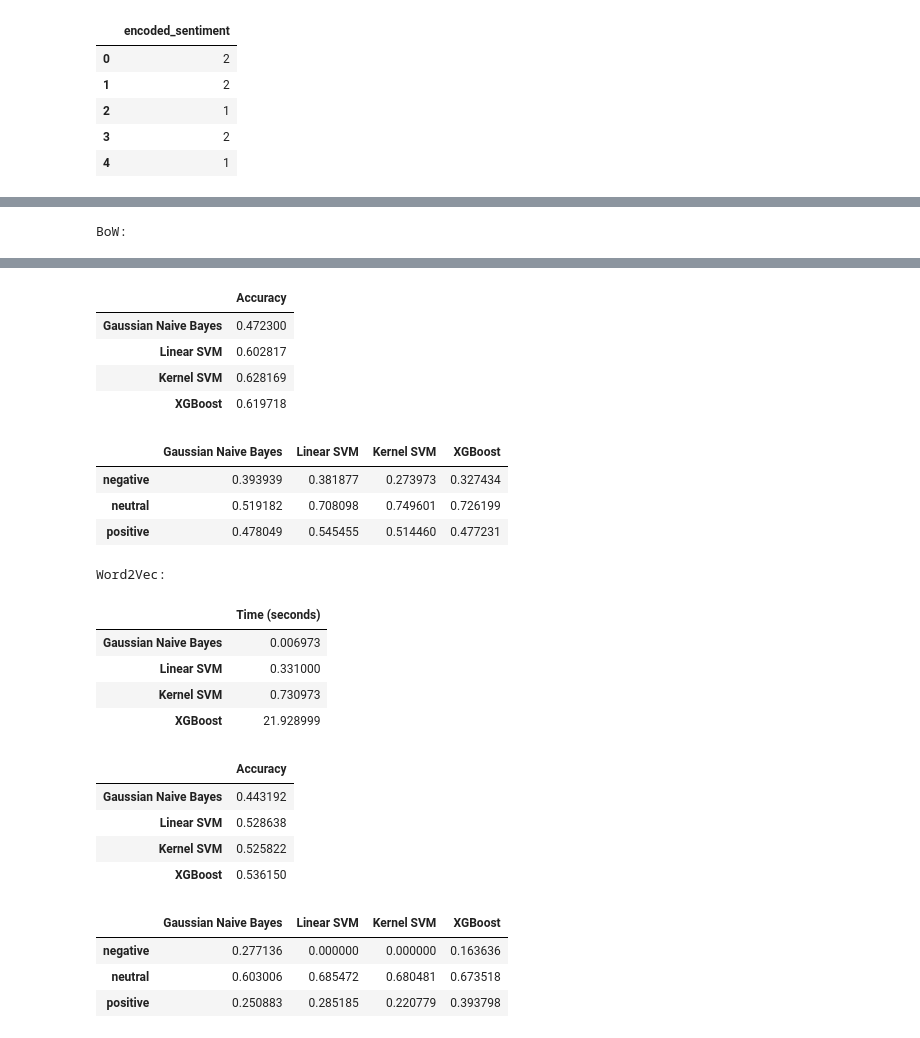
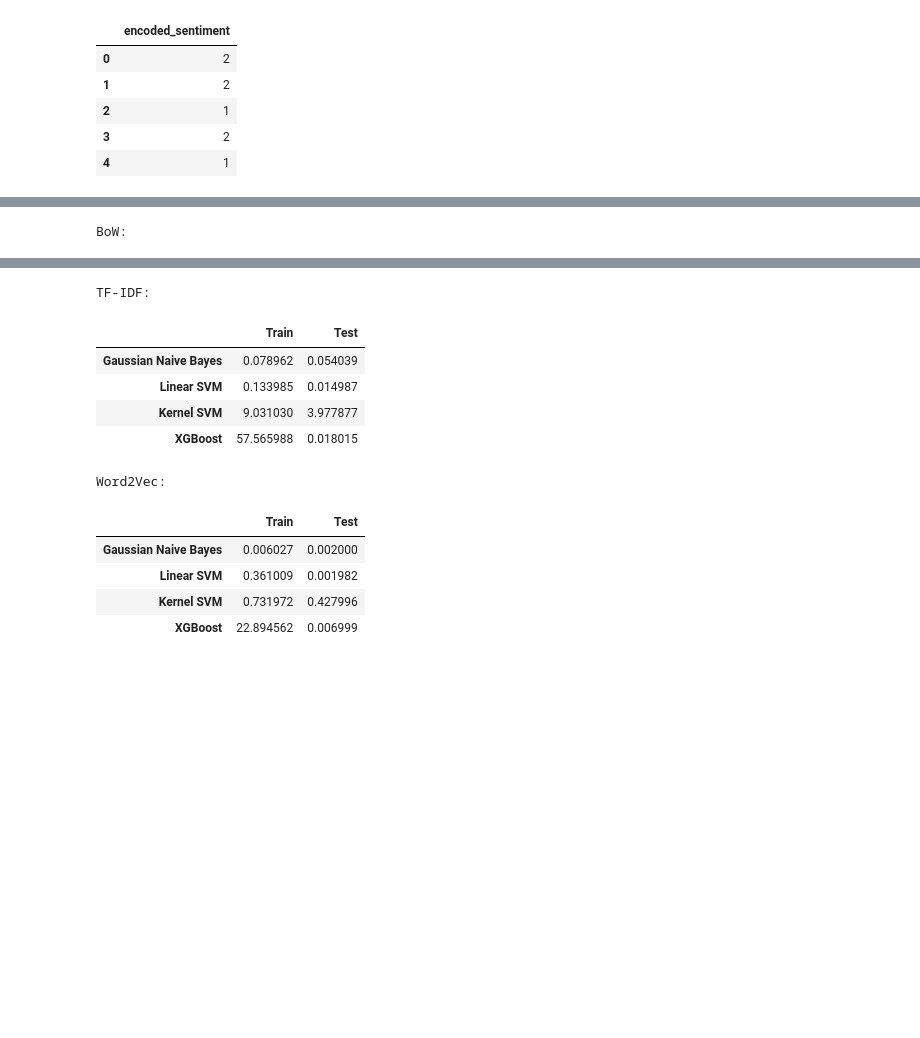
Before and after one commit to leoAshu/financial-sentiment-analysis, a Jupyter notebook: notebooks/model_selection.ipynb, the cells around one changed output, grey strips where cells are left out. Drawn from its saved outputs; the diff is of its cells as text; code cells hidden in the pictures; blank space fills up the shorter version.

Commit message:
adds tfidf embedding to model selection notebook

```diff
--- a/notebooks/model_selection.ipynb
+++ b/notebooks/model_selection.ipynb
@@ -151,14 +198,14 @@ y_train_le.head()
 # embedded train sets
 train_embeddings = {
     'BoW': x_train_bow,
-#     'tf-idf': x_train_tfidf,
+    'TF-IDF': x_train_tfidf,
     'Word2Vec': x_train_w2v,
 }
 
 # embedded validation sets
 valid_embeddings = {
     'BoW': x_valid_bow,
-#     'tf-idf': x_valid_tfidf,
+    'TF-IDF': x_valid_tfidf,
     'Word2Vec': x_valid_w2v,
 }
 
@@ -179,12 +226,14 @@ resultMap = {}
 
 # for each embedding
 for embedding_name, x_train_embedded in list(train_embeddings.items()):
-    print('\nembedding used:', embedding_name)
+    print('\n\t\t ' + embedding_name)
+    print('########################################')
 
     # initializing a result map to store model-wise results
     # stores results for one embedding
     results = {
         'time_to_train': [],
+        'time_to_test': [],
         'accuracy': [],
         'f1': []
     }
@@ -192,23 +241,35 @@ for embedding_name, x_train_embedded in list(train_embeddings.items()):
     # for each model
     for model_name, model in list(models.items()):
         # training start
-        print('training', model_name + "...")
+        print('\ntraining', model_name + "...")
         start_time = time.time()
 
         model.fit(x_train_embedded, y_train_le.values.ravel())
 
         # training end
         end_time = time.time()
-        print('training completed:', '{:.2f}'.format(end_time - start_time), 'seconds')
+        time_to_train = end_time - start_time
+        print('training completed:', '{:.2f}'.format(time_to_train), 'seconds')
+
+        # testing start
+        print('testing...')
+        start_time = time.time()
 
         # make predictions on validation set
         y_pred = model.predict(valid_embeddings[embedding_name])
 
-        # add results to result map
-        results['time_to_train'].append(end_time - start_time)
+        # testing end
+        end_time = time.time()
+        time_to_test = end_time - start_time
+        print('testing completed:', '{:.2f}'.format(time_to_test), 'seconds')
+
+        # add test results
+        results['time_to_train'].append(time_to_train)
+        results['time_to_test'].append(time_to_test)
         results['accuracy'].append(accuracy_score(y_valid_le, y_pred))
         results['f1'].append(f1_score(y_valid_le, y_pred, average=None))
 
     # adding model-wise results for each embedding
     resultMap[embedding_name] = results
+    print('\n########################################\n')
 # %% [output]
@@ -234,14 +293,16 @@ training completed: 21.93 seconds
 # %%
 # display results
+# compare time taken for training and testing
 for embedding_name, results in list(resultMap.items()):
     print('\n' + embedding_name + ':')
 
-    display(pd.DataFrame(results['time_to_train'], index=models.keys(), columns=['Time (seconds)']))
-
-    # accuracy
-    display(pd.DataFrame(results['accuracy'], index=models.keys(), columns=['Accuracy']))
-
-    # f1 score
-    display(pd.DataFrame(np.asarray(results['f1']).T, columns=models.keys(), index=le.classes_))
+    # time to train
+    display(pd.DataFrame(
+        {
+            'Train': results['time_to_train'],
+            'Test': results['time_to_test']
+        },
+        index=models.keys(),
+    ))
 # %% [output]
 BoW:
@@ -253,24 +314,12 @@ BoW:
+TF-IDF:
-|  | Accuracy |
-| Gaussian Naive Bayes | 0.472300 |
-| Linear SVM | 0.602817 |
-| Kernel SVM | 0.628169 |
-| XGBoost | 0.619718 |
+|  | Train | Test |
+| Gaussian Naive Bayes | 0.078962 | 0.054039 |
+| Linear SVM | 0.133985 | 0.014987 |
+| Kernel SVM | 9.031030 | 3.977877 |
+| XGBoost | 57.565988 | 0.018015 |
+Word2Vec:
-|  | Gaussian Naive Bayes | Linear SVM | Kernel SVM | XGBoost |
-| negative | 0.393939 | 0.381877 | 0.273973 | 0.327434 |
-| neutral | 0.519182 | 0.708098 | 0.749601 | 0.726199 |
-| positive | 0.478049 | 0.545455 | 0.514460 | 0.477231 |
+|  | Train | Test |
+| Gaussian Naive Bayes | 0.006027 | 0.002000 |
+| Linear SVM | 0.361009 | 0.001982 |
+| Kernel SVM | 0.731972 | 0.427996 |
+| XGBoost | 22.894562 | 0.006999 |
-Word2Vec:
-|  | Time (seconds) |
-| Gaussian Naive Bayes | 0.006973 |
-| Linear SVM | 0.331000 |
-| Kernel SVM | 0.730973 |
-| XGBoost | 21.928999 |
-|  | Accuracy |
-| Gaussian Naive Bayes | 0.443192 |
-| Linear SVM | 0.528638 |
-| Kernel SVM | 0.525822 |
-| XGBoost | 0.536150 |
-|  | Gaussian Naive Bayes | Linear SVM | Kernel SVM | XGBoost |
-| negative | 0.277136 | 0.000000 | 0.000000 | 0.163636 |
-| neutral | 0.603006 | 0.685472 | 0.680481 | 0.673518 |
-| positive | 0.250883 | 0.285185 | 0.220779 | 0.393798 |
```
Also changed, not shown: parts of 11 cells of this notebook.
